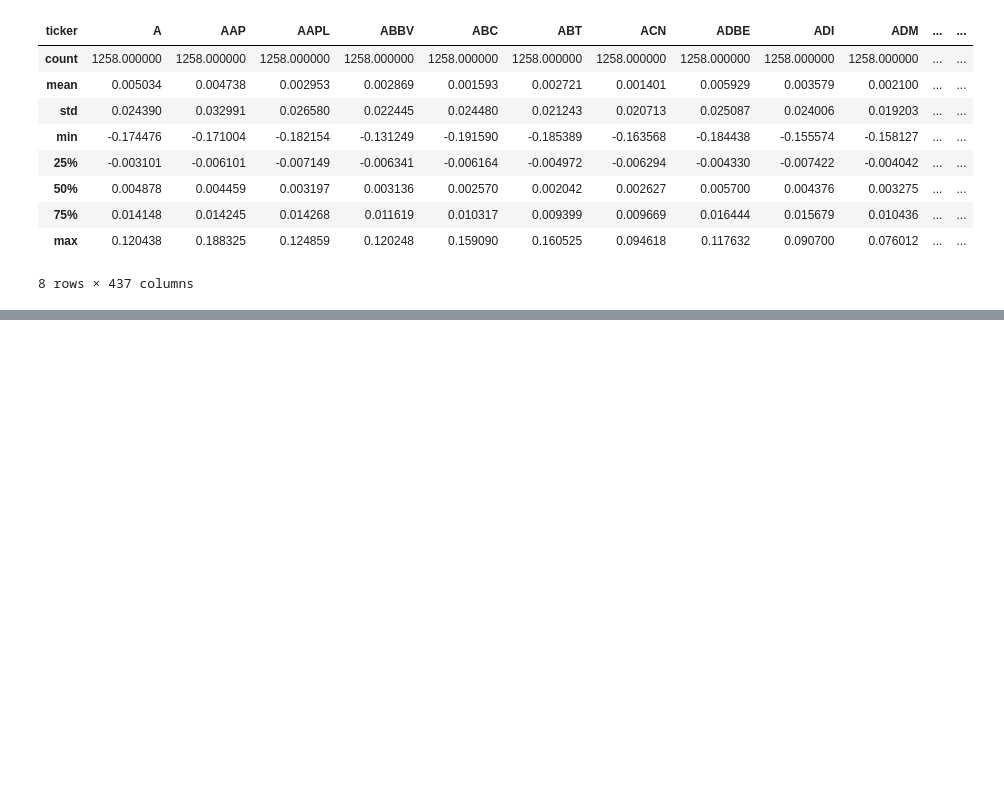
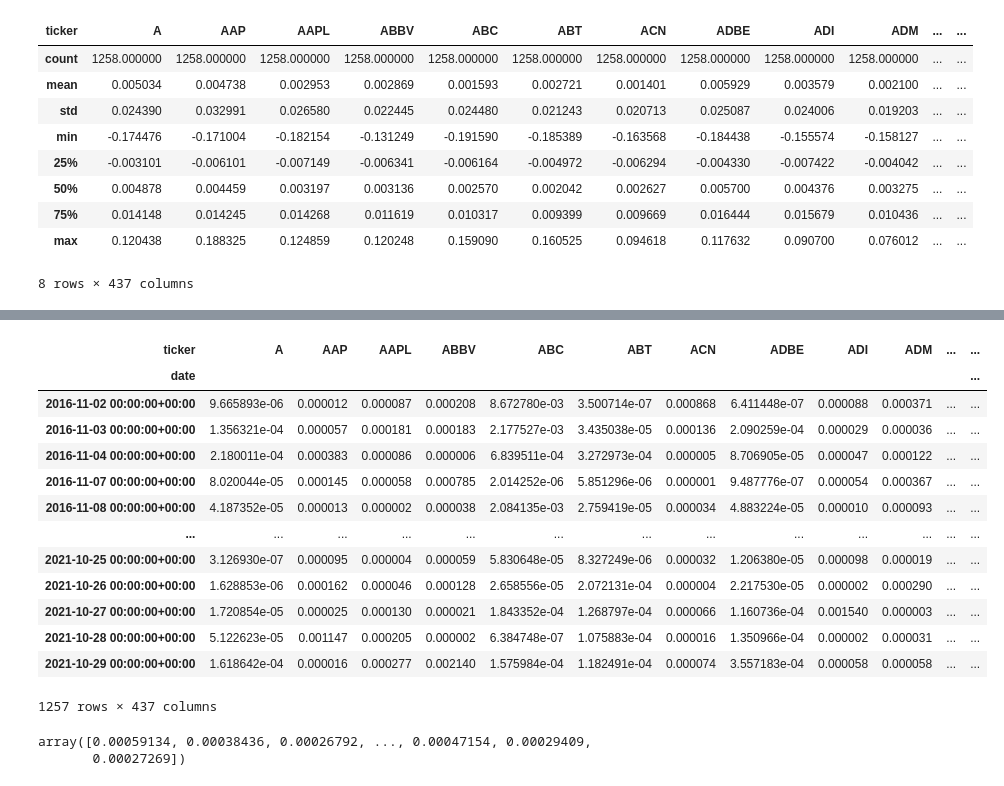
Before and after one commit to nmaiorana/svi-trading-tools, a Jupyter notebook: tools/experimentation.ipynb, the cells around one changed output, grey strips where cells are left out. Cells and saved outputs as stored; diff of their text form; code cells hidden in the pictures; blank space fills up the shorter version.

```diff
--- a/tools/experimentation.ipynb
+++ b/tools/experimentation.ipynb
@@ -328,0 +465,24 @@ alpha_factors.factor_data.describe()
+# %%
+ret_sub_mean_squared = ret_sub_mean ** 2
+ret_sub_mean_squared
+# %% [output]
+| ticker | A | AAP | AAPL | ABBV | ABC | ABT | ACN | ADBE | ADI | ADM | ... | ... |
+| date |  |  |  |  |  |  |  |  |  |  |  | ... |
+| 2016-11-02 00:00:00+00:00 | 9.665893e-06 | 0.000012 | 0.000087 | 0.000208 | 8.672780e-03 | 3.500714e-07 | 0.000868 | 6.411448e-07 | 0.000088 | 0.000371 | ... | ... |
+| 2016-11-03 00:00:00+00:00 | 1.356321e-04 | 0.000057 | 0.000181 | 0.000183 | 2.177527e-03 | 3.435038e-05 | 0.000136 | 2.090259e-04 | 0.000029 | 0.000036 | ... | ... |
+| 2016-11-04 00:00:00+00:00 | 2.180011e-04 | 0.000383 | 0.000086 | 0.000006 | 6.839511e-04 | 3.272973e-04 | 0.000005 | 8.706905e-05 | 0.000047 | 0.000122 | ... | ... |
+| 2016-11-07 00:00:00+00:00 | 8.020044e-05 | 0.000145 | 0.000058 | 0.000785 | 2.014252e-06 | 5.851296e-06 | 0.000001 | 9.487776e-07 | 0.000054 | 0.000367 | ... | ... |
+| 2016-11-08 00:00:00+00:00 | 4.187352e-05 | 0.000013 | 0.000002 | 0.000038 | 2.084135e-03 | 2.759419e-05 | 0.000034 | 4.883224e-05 | 0.000010 | 0.000093 | ... | ... |
+| ... | ... | ... | ... | ... | ... | ... | ... | ... | ... | ... | ... | ... |
+| 2021-10-25 00:00:00+00:00 | 3.126930e-07 | 0.000095 | 0.000004 | 0.000059 | 5.830648e-05 | 8.327249e-06 | 0.000032 | 1.206380e-05 | 0.000098 | 0.000019 | ... | ... |
+| 2021-10-26 00:00:00+00:00 | 1.628853e-06 | 0.000162 | 0.000046 | 0.000128 | 2.658556e-05 | 2.072131e-04 | 0.000004 | 2.217530e-05 | 0.000002 | 0.000290 | ... | ... |
+| 2021-10-27 00:00:00+00:00 | 1.720854e-05 | 0.000025 | 0.000130 | 0.000021 | 1.843352e-04 | 1.268797e-04 | 0.000066 | 1.160736e-04 | 0.001540 | 0.000003 | ... | ... |
+| 2021-10-28 00:00:00+00:00 | 5.122623e-05 | 0.001147 | 0.000205 | 0.000002 | 6.384748e-07 | 1.075883e-04 | 0.000016 | 1.350966e-04 | 0.000002 | 0.000031 | ... | ... |
+| 2021-10-29 00:00:00+00:00 | 1.618642e-04 | 0.000016 | 0.000277 | 0.002140 | 1.575984e-04 | 1.182491e-04 | 0.000074 | 3.557183e-04 | 0.000058 | 0.000058 | ... | ... |
+1257 rows × 437 columns
+# %%
+mean_ret_sub_mean_squared = np.nanmean(ret_sub_mean_squared, axis=1)
+mean_ret_sub_mean_squared
+# %% [output]
+array([0.00059134, 0.00038436, 0.00026792, ..., 0.00047154, 0.00029409,
+       0.00027269])
```
Also changed, not shown: parts of 12 cells of this notebook, 6 other files.
